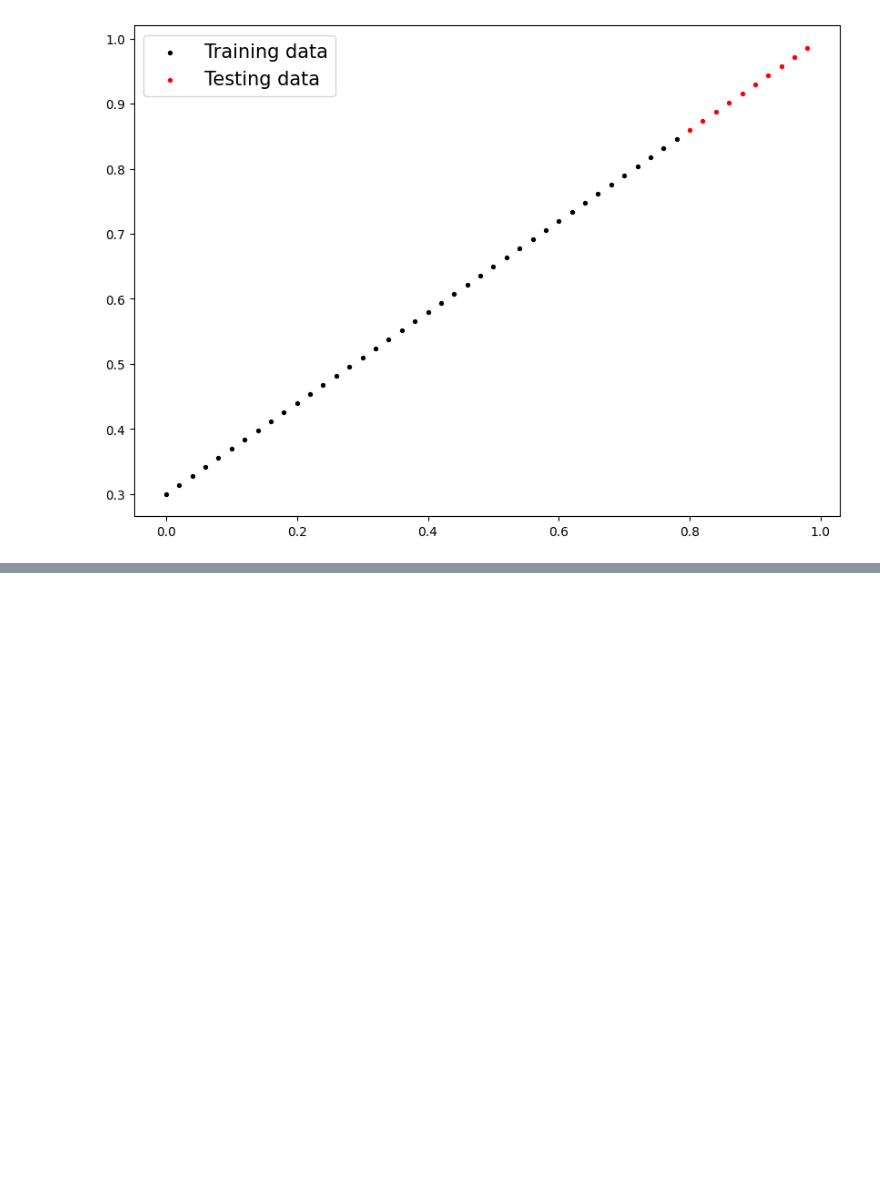
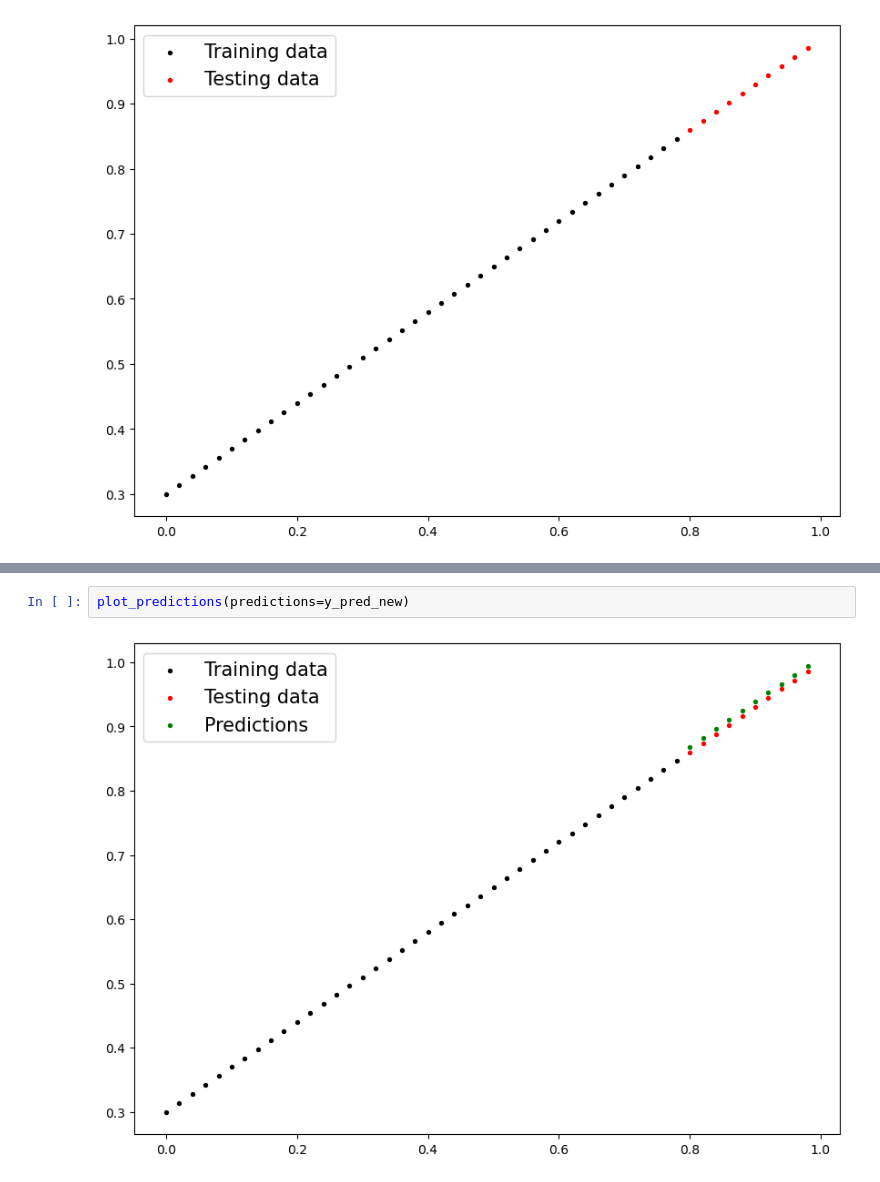
Before and after one commit to sinayassari/ai-ml-dl-intro, a Jupyter notebook: example/01_pytorch_workflow.ipynb, the cells around one changed output, grey strips where cells are left out. Drawn from its saved outputs; the diff is of its cells as text; blank space fills up the shorter version.

```diff
--- a/example/01_pytorch_workflow.ipynb
+++ b/example/01_pytorch_workflow.ipynb
@@ -105,0 +269,4 @@ class LinearRegressionModel(nn.Module):
+# %%
+plot_predictions(predictions=y_pred_new)
+# %% [output]
+[figure, added]
```
Also changed, not shown: parts of 21 cells of this notebook, 3 other files.
